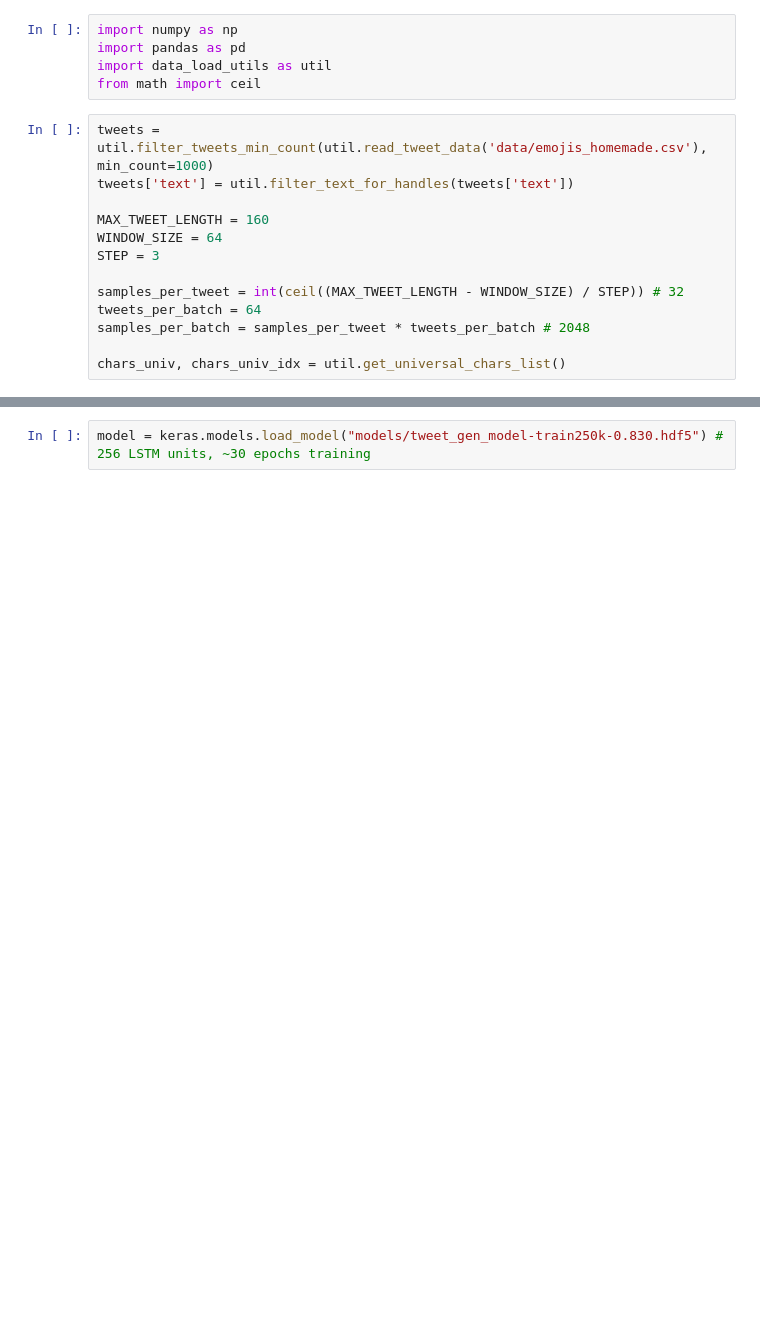
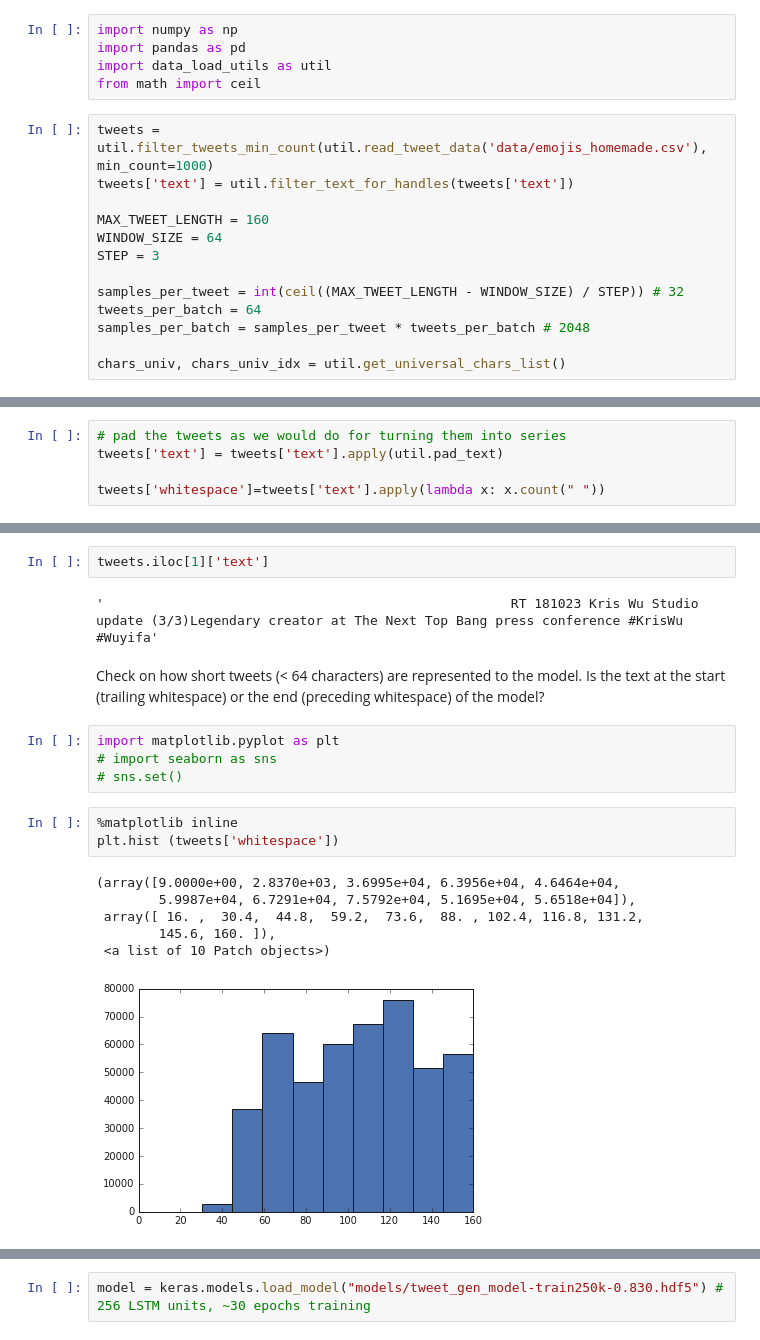
Before and after one commit to nicksexton/emojitranslate, a Jupyter notebook: Inspecting the LSTM Tweet Generator.ipynb, the cells around one changed output, grey strips where cells are left out. Cells and saved outputs as stored; diff of their text form; blank space fills up the shorter version.

Commit message:
fix for generating gibberish when seed text < 64 characters

```diff
--- a/Inspecting the LSTM Tweet Generator.ipynb
+++ b/Inspecting the LSTM Tweet Generator.ipynb
@@ -41,0 +37,5 @@ tweets_dev = tweets.iloc[TRAIN_SIZE:TRAIN_SIZE+DEV_SIZE]
+# %%
+# pad the tweets as we would do for turning them into series
+tweets['text'] = tweets['text'].apply(util.pad_text)
+
+tweets['whitespace']=tweets['text'].apply(lambda x: x.count(" "))
@@ -41,0 +51,20 @@ tweets_dev = tweets.iloc[TRAIN_SIZE:TRAIN_SIZE+DEV_SIZE]
+# %%
+tweets.iloc[1]['text']
+# %% [output]
+'                                                    RT 181023 Kris Wu Studio update (3/3)Legendary creator at The Next Top Bang press conference #KrisWu #Wuyifa'
+# %% [markdown]
+Check on how short tweets (< 64 characters) are represented to the model. Is the text at the start (trailing whitespace) or the end (preceding whitespace) of the model?
+# %%
+import matplotlib.pyplot as plt
+# import seaborn as sns
+# sns.set()
+# %%
+%matplotlib inline
+plt.hist (tweets['whitespace'])
+# %% [output]
+(array([9.0000e+00, 2.8370e+03, 3.6995e+04, 6.3956e+04, 4.6464e+04,
+        5.9987e+04, 6.7291e+04, 7.5792e+04, 5.1695e+04, 5.6518e+04]),
+ array([ 16. ,  30.4,  44.8,  59.2,  73.6,  88. , 102.4, 116.8, 131.2,
+        145.6, 160. ]),
+ <a list of 10 Patch objects>)
+[figure, added]
```
Also changed, not shown: parts of 54 cells of this notebook.
